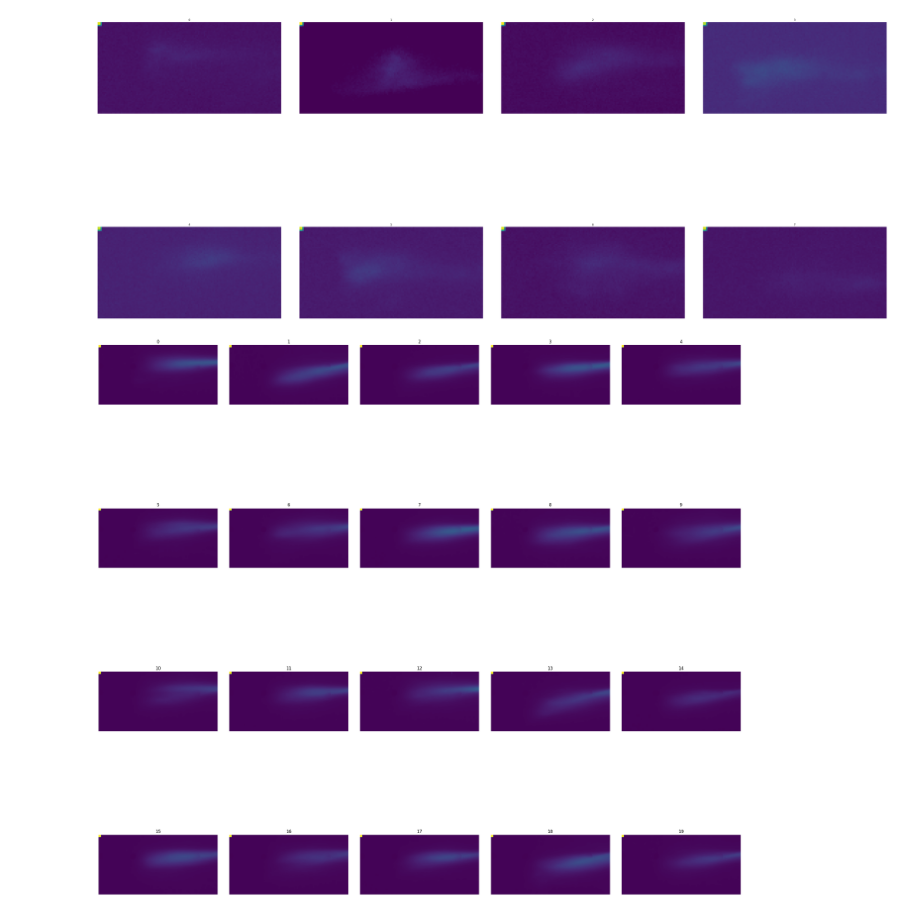
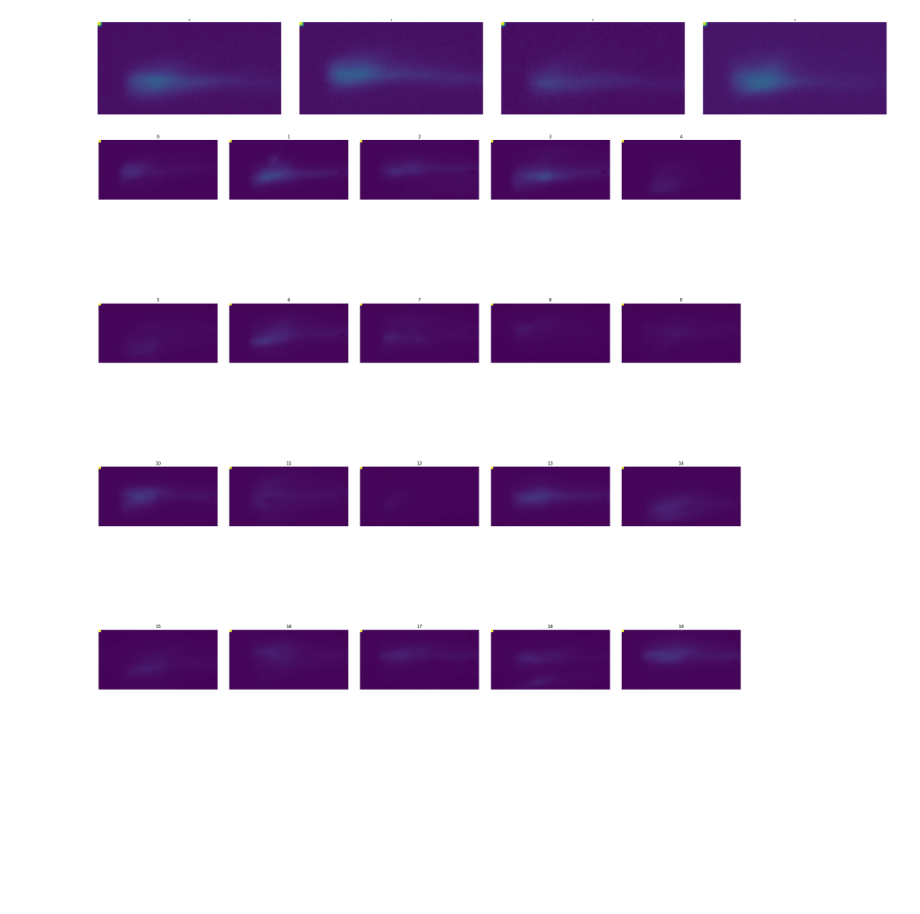
Before and after one commit to Jechmate/diffAE-elibeams, a Jupyter notebook: sample.ipynb, the cells around one changed output. Saved outputs shown, nothing was run; the diff lists cells and outputs as text; code cells hidden in the pictures; blank space fills up the shorter version.

```diff
--- a/sample.ipynb
+++ b/sample.ipynb
@@ -5,14 +8,14 @@
 from ddpm_conditional import *
 from utils import plot_images, plot_images_from_dir
 
-n = 8
+n = 4
 device = "cuda:1"
 model = UNet_conditional(img_width=128, img_height=64, feat_num=3, device=device).to(device)
-# ckpt = torch.load("models/transfer/ema_ckpt.pt")
-ckpt = torch.load("models/transfer_specific_lr1e-3def/ema_ckpt.pt")
+ckpt = torch.load("models/transfer_ema80/ema_ckpt.pt")
+# ckpt = torch.load("models/transfer_specific_batchbigger/ema_ckpt.pt")
 model.load_state_dict(ckpt)
 diffusion = Diffusion(img_width=128, img_height=64, device=device, noise_steps=700)
-y = torch.Tensor([30,6,50]).to(device).float().unsqueeze(0) # parameter vector
+y = torch.Tensor([26,11.5,10]).to(device).float().unsqueeze(0) # parameter vector
 x = diffusion.sample(model, n, y, cfg_scale=3)
 plot_images(x)
 save_samples(x)
@@ -21,5 +24,5 @@ save_samples(x)
-[figure, old version]
+[figure, new version]
 # %%
-plot_images_from_dir("train/4", 20)
+plot_images_from_dir("train/19", 20)
 # %% [output]
-[figure, old version]
+[figure, new version]
```
Also changed, not shown: parts of 2 cells of this notebook, 6 other files.
